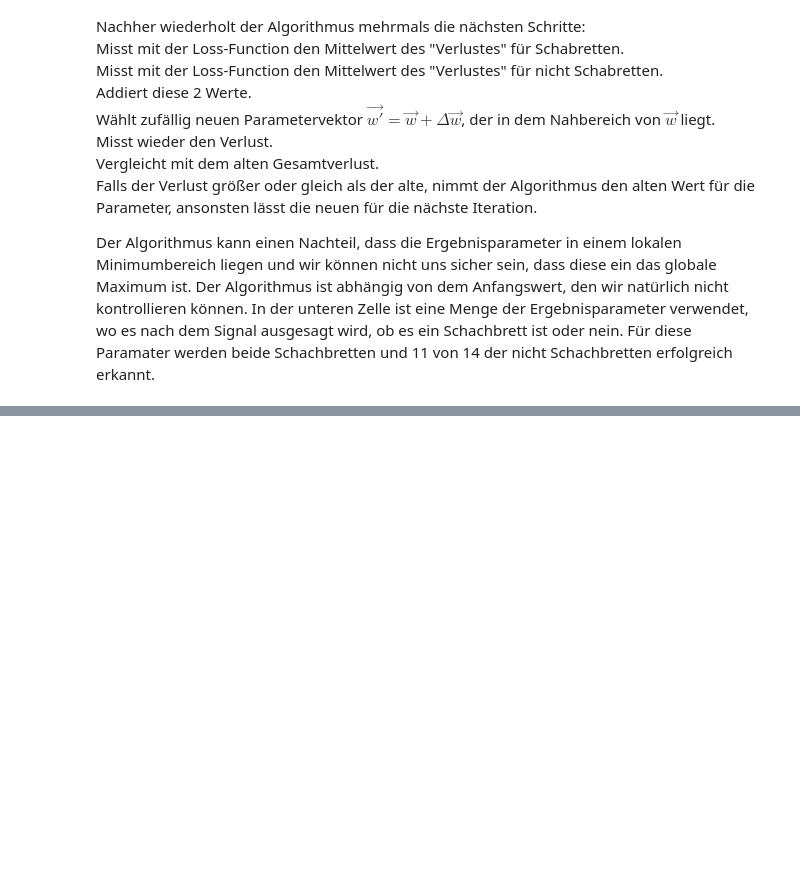
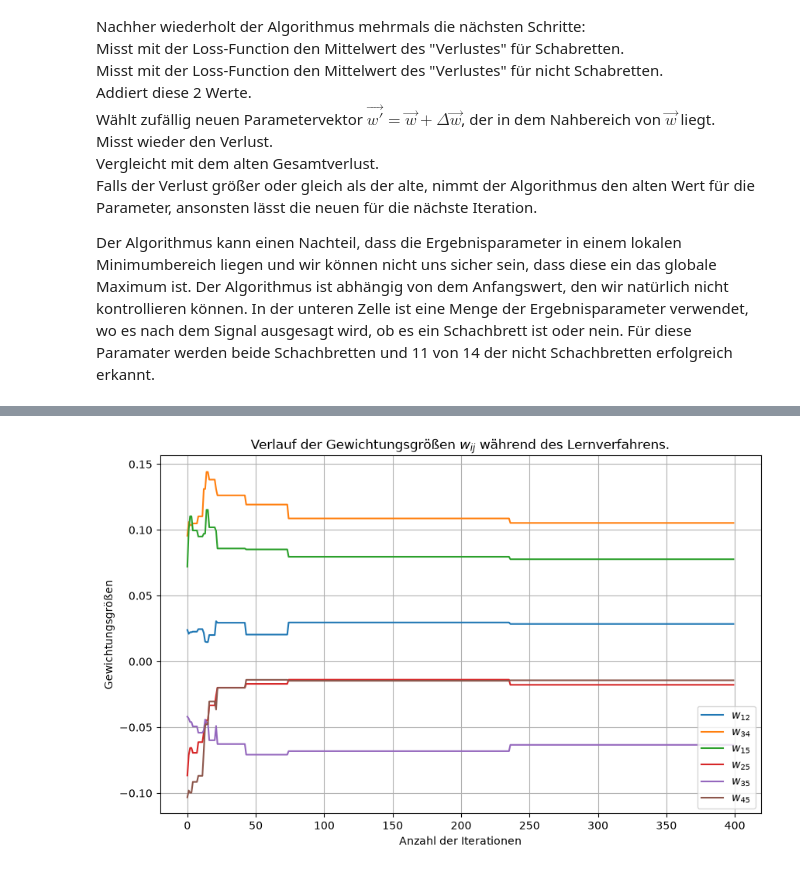
Before and after one commit to Isomorphic13/neuronensimulation, a Jupyter notebook: aufgabe3/notebook/neuronales_netz.ipynb, the cells around one changed output, grey strips where cells are left out. Drawn from its saved outputs; the diff is of its cells as text; code cells hidden in the pictures; blank space fills up the shorter version.

Commit message:
feat: added missing weights_history.npy and implemented the visualization correctly.

```diff
--- a/aufgabe3/notebook/neuronales_netz.ipynb
+++ b/aufgabe3/notebook/neuronales_netz.ipynb
@@ -137,0 +130,7 @@ visualizer.visualize_error_history(np.load("errors_history.npy"))
+# %%
+import numpy as np
+from aufgabe3 import visualizer
+
+visualizer.visualize_weights_history(np.load("weights_history.npy"))
+# %% [output]
+[figure, added]
```
Also changed, not shown: parts of 4 cells of this notebook, 9 other files.
